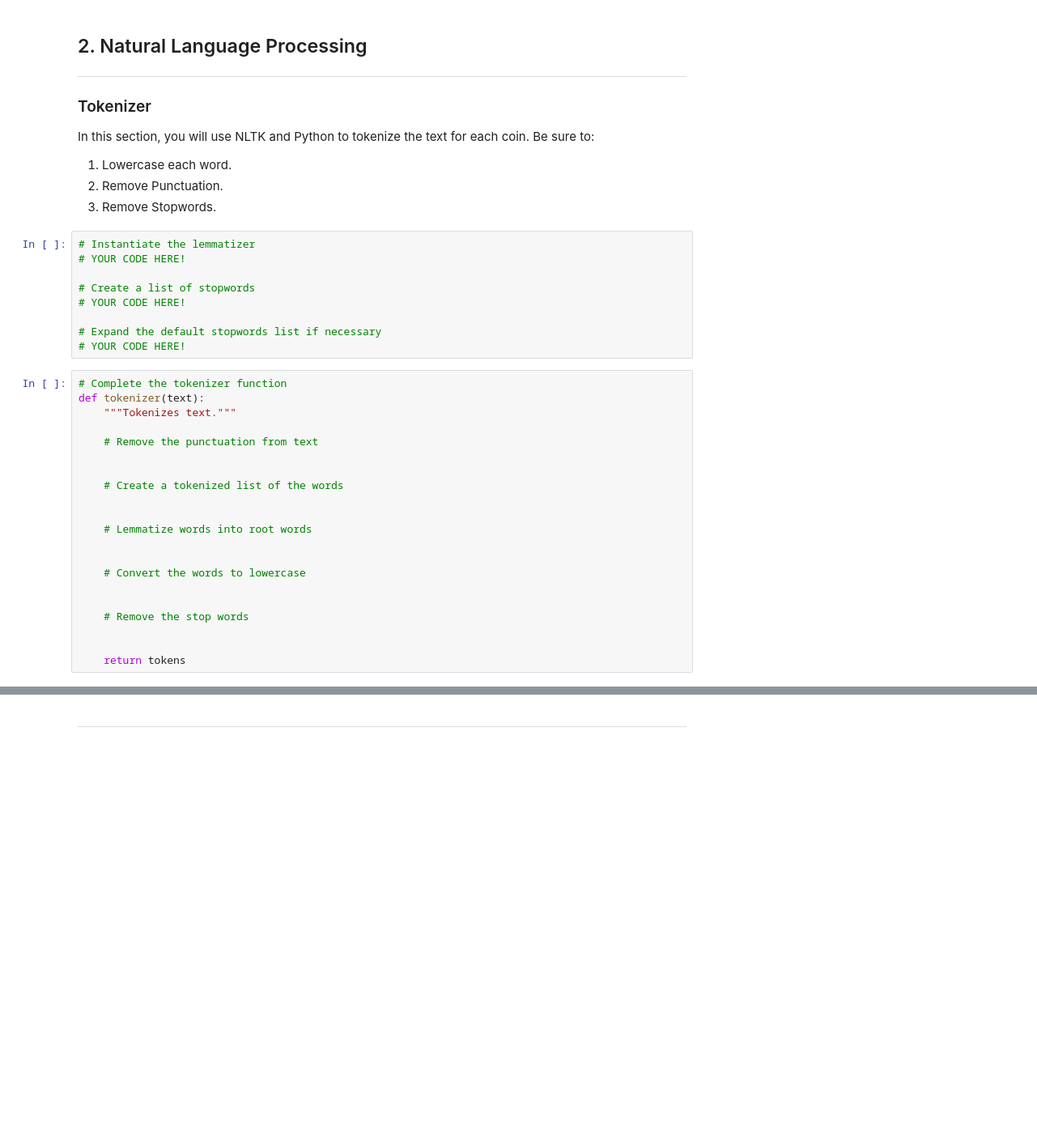
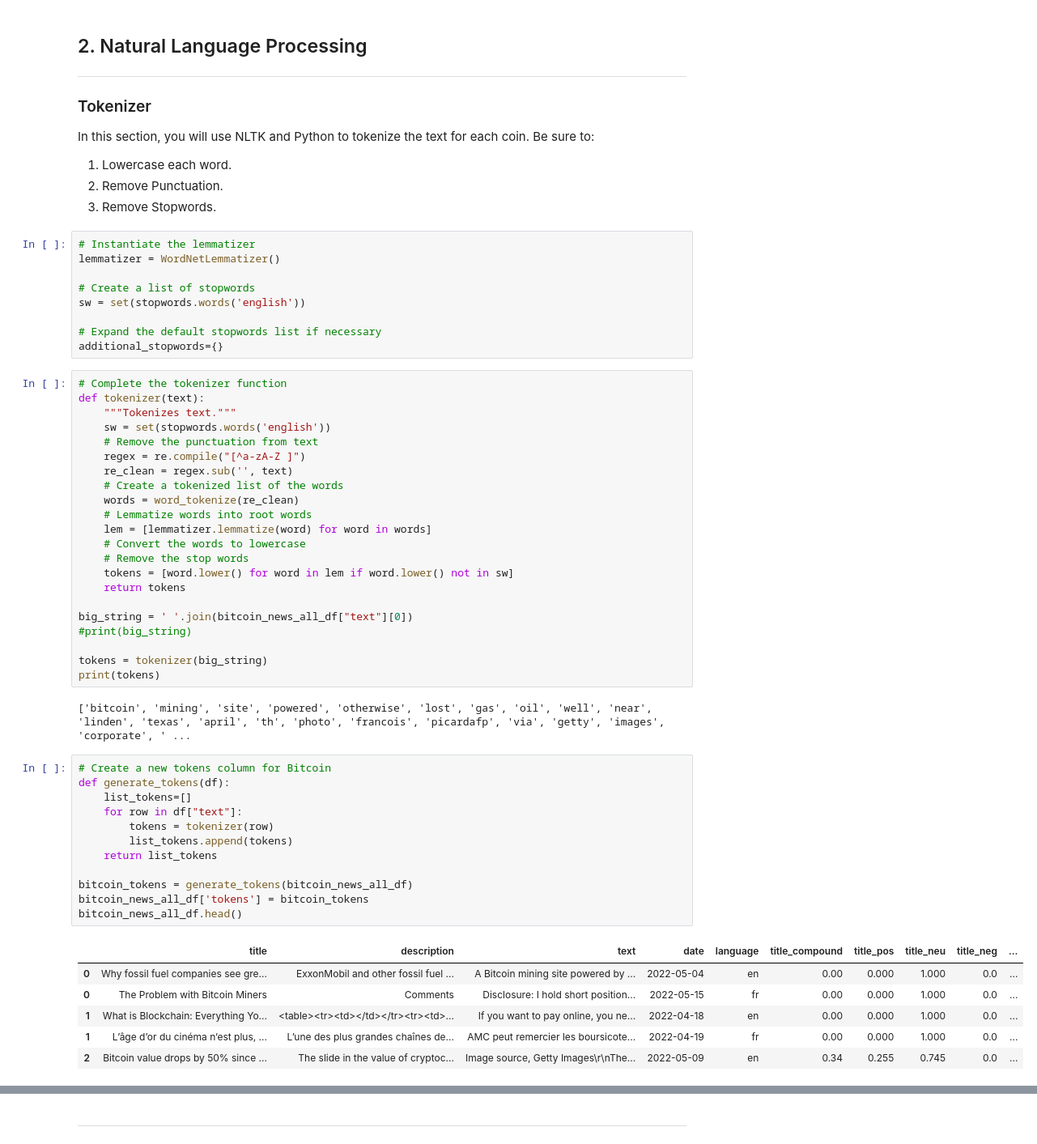
Before and after one commit to sameerlakhe/12_CryptoSentimentAnalysis, a Jupyter notebook: crypto_sentiment.ipynb, the cells around one changed output, grey strips where cells are left out. Shown at 81% size. Drawn from its saved outputs; the diff is of its cells as text; blank space fills up the shorter version.

Commit message:
tokenize news articles

```diff
--- a/crypto_sentiment.ipynb
+++ b/crypto_sentiment.ipynb
@@ -373,32 +372,54 @@ In this section, you will use NLTK and Python to tokenize the text for each coin
 3. Remove Stopwords.
 # %%
 # Instantiate the lemmatizer
-# YOUR CODE HERE!
+lemmatizer = WordNetLemmatizer()
 
 # Create a list of stopwords
-# YOUR CODE HERE!
+sw = set(stopwords.words('english'))
 
 # Expand the default stopwords list if necessary
-# YOUR CODE HERE!
+additional_stopwords={}
 # %%
 # Complete the tokenizer function
 def tokenizer(text):
     """Tokenizes text."""
+    sw = set(stopwords.words('english'))
+    # Remove the punctuation from text
+    regex = re.compile("[^a-zA-Z ]")
+    re_clean = regex.sub('', text)
+    # Create a tokenized list of the words
+    words = word_tokenize(re_clean)
+    # Lemmatize words into root words
+    lem = [lemmatizer.lemmatize(word) for word in words]
+    # Convert the words to lowercase
+    # Remove the stop words
+    tokens = [word.lower() for word in lem if word.lower() not in sw]
+    return tokens
 
-    # Remove the punctuation from text
+big_string = ' '.join(bitcoin_news_all_df["text"][0])
+#print(big_string)
 
-
-    # Create a tokenized list of the words
-
-
-    # Lemmatize words into root words
-
-
-    # Convert the words to lowercase
-
-
-    # Remove the stop words
-
-
-    return tokens
+tokens = tokenizer(big_string)
+print(tokens)
+# %% [output]
+['bitcoin', 'mining', 'site', 'powered', 'otherwise', 'lost', 'gas', 'oil', 'well', 'near', 'linden', 'texas', 'april', 'th', 'photo', 'francois', 'picardafp', 'via', 'getty', 'images', 'corporate', ' ...
+# %%
+# Create a new tokens column for Bitcoin
+def generate_tokens(df):
+    list_tokens=[]
+    for row in df["text"]:
+        tokens = tokenizer(row)
+        list_tokens.append(tokens)
+    return list_tokens
+
+bitcoin_tokens = generate_tokens(bitcoin_news_all_df)
+bitcoin_news_all_df['tokens'] = bitcoin_tokens
+bitcoin_news_all_df.head()
+# %% [output]
+|  | title | description | text | date | language | title_compound | title_pos | title_neu | title_neg | ... |
+| 0 | Why fossil fuel companies see gre... | ExxonMobil and other fossil fuel ... | A Bitcoin mining site powered by ... | 2022-05-04 | en | 0.00 | 0.000 | 1.000 | 0.0 | ... |
+| 0 | The Problem with Bitcoin Miners | Comments | Disclosure: I hold short position... | 2022-05-15 | fr | 0.00 | 0.000 | 1.000 | 0.0 | ... |
+| 1 | What is Blockchain: Everything Yo... | <table><tr><td></td></tr><tr><td>... | If you want to pay online, you ne... | 2022-04-18 | en | 0.00 | 0.000 | 1.000 | 0.0 | ... |
+| 1 | L’âge d’or du cinéma n’est plus, ... | L’une des plus grandes chaînes de... | AMC peut remercier les boursicote... | 2022-04-19 | fr | 0.00 | 0.000 | 1.000 | 0.0 | ... |
+| 2 | Bitcoin value drops by 50% since ... | The slide in the value of cryptoc... | Image source, Getty Images\r\nThe... | 2022-05-09 | en | 0.34 | 0.255 | 0.745 | 0.0 | ... |
 # %%
```
Also changed, not shown: parts of 4 cells of this notebook.
